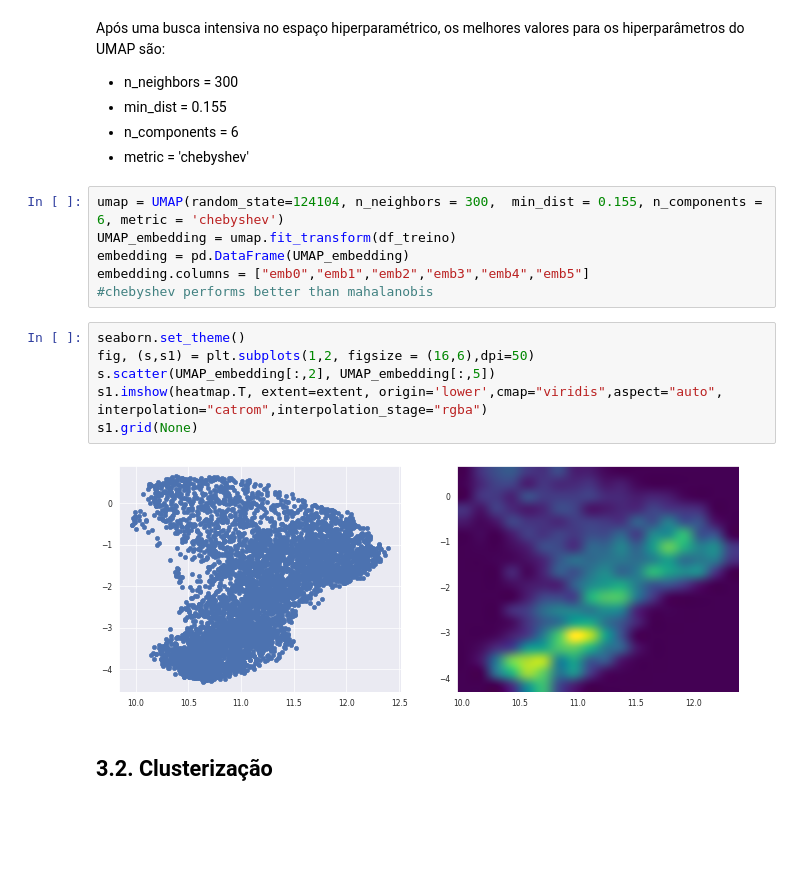
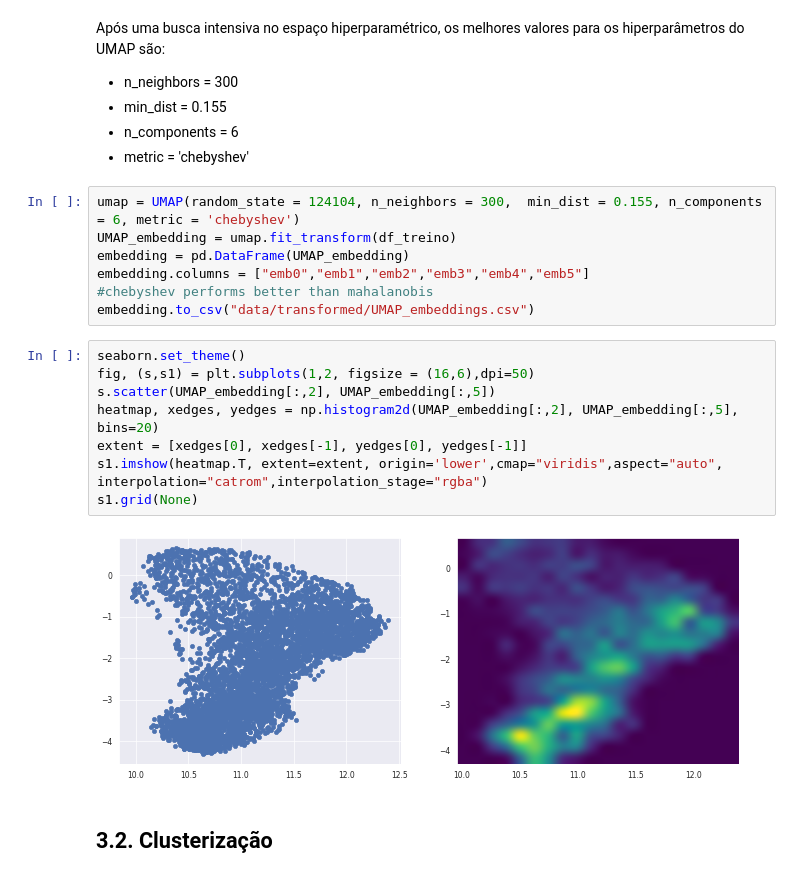
Before and after one commit to Jailsonrs/Poneglyph, a Jupyter notebook: UMAP-GMM.ipynb, the cells around one changed output. Saved outputs shown, nothing was run; the diff lists cells and outputs as text; blank space fills up the shorter version.

```diff
--- a/UMAP-GMM.ipynb
+++ b/UMAP-GMM.ipynb
@@ -154,19 +166,22 @@ Após uma busca intensiva no espaço hiperparamétrico, os melhores valores para
  - n_components = 6
  - metric = 'chebyshev'
 # %%
-umap = UMAP(random_state=124104, n_neighbors = 300,  min_dist = 0.155, n_components = 6, metric = 'chebyshev')
+umap = UMAP(random_state = 124104, n_neighbors = 300,  min_dist = 0.155, n_components = 6, metric = 'chebyshev')
 UMAP_embedding = umap.fit_transform(df_treino)
 embedding = pd.DataFrame(UMAP_embedding)
 embedding.columns = ["emb0","emb1","emb2","emb3","emb4","emb5"]
 #chebyshev performs better than mahalanobis
+embedding.to_csv("data/transformed/UMAP_embeddings.csv")
 # %%
 seaborn.set_theme()
 fig, (s,s1) = plt.subplots(1,2, figsize = (16,6),dpi=50)
 s.scatter(UMAP_embedding[:,2], UMAP_embedding[:,5])
+heatmap, xedges, yedges = np.histogram2d(UMAP_embedding[:,2], UMAP_embedding[:,5], bins=20)
+extent = [xedges[0], xedges[-1], yedges[0], yedges[-1]]
 s1.imshow(heatmap.T, extent=extent, origin='lower',cmap="viridis",aspect="auto", interpolation="catrom",interpolation_stage="rgba")
 s1.grid(None)
 # %% [output]
-[figure, old version]
+[figure, new version]
 # %% [markdown]
 ## 3.2. Clusterização
 # %% [markdown]
```
Also changed, not shown: parts of 2 cells of this notebook, 11 other files.
